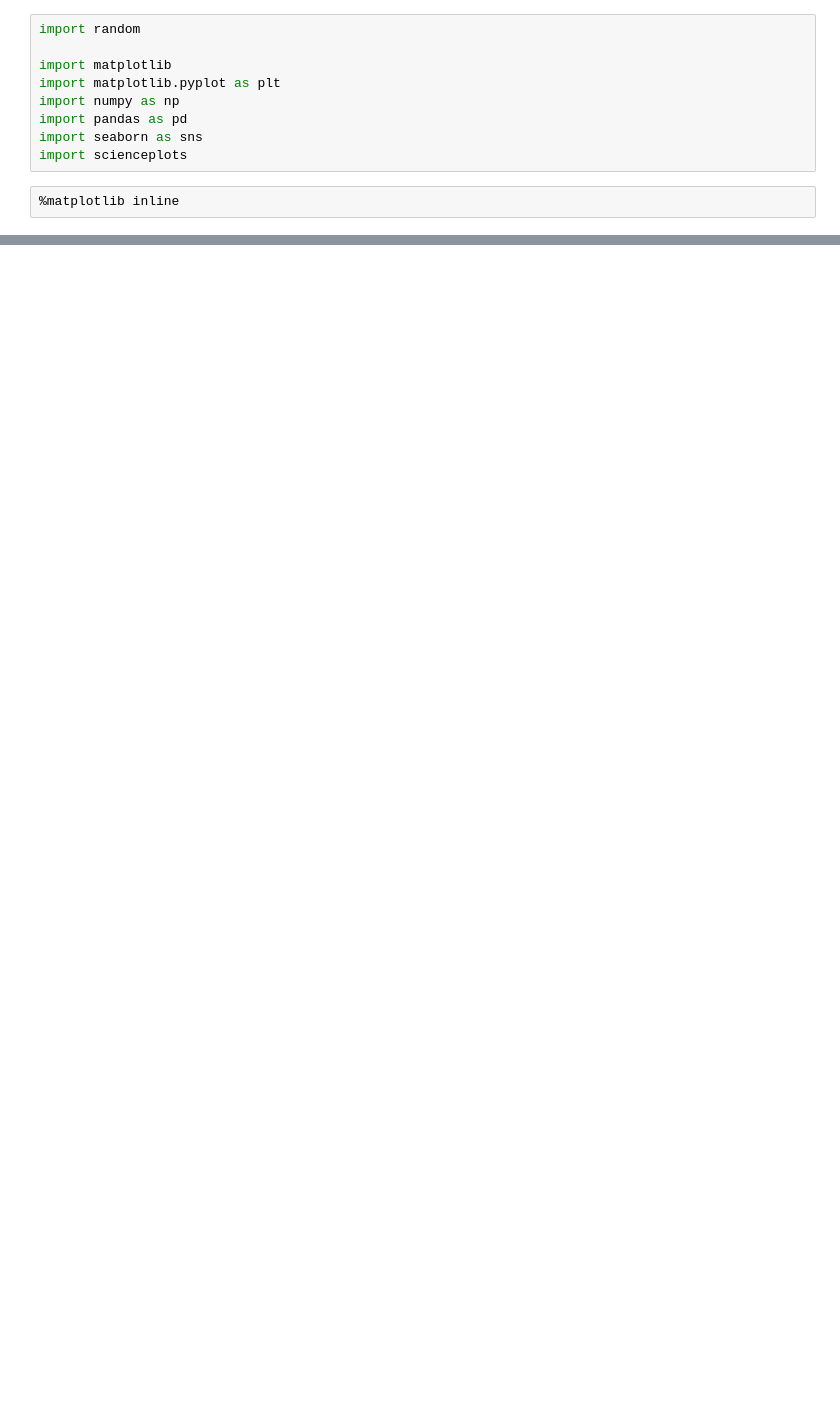
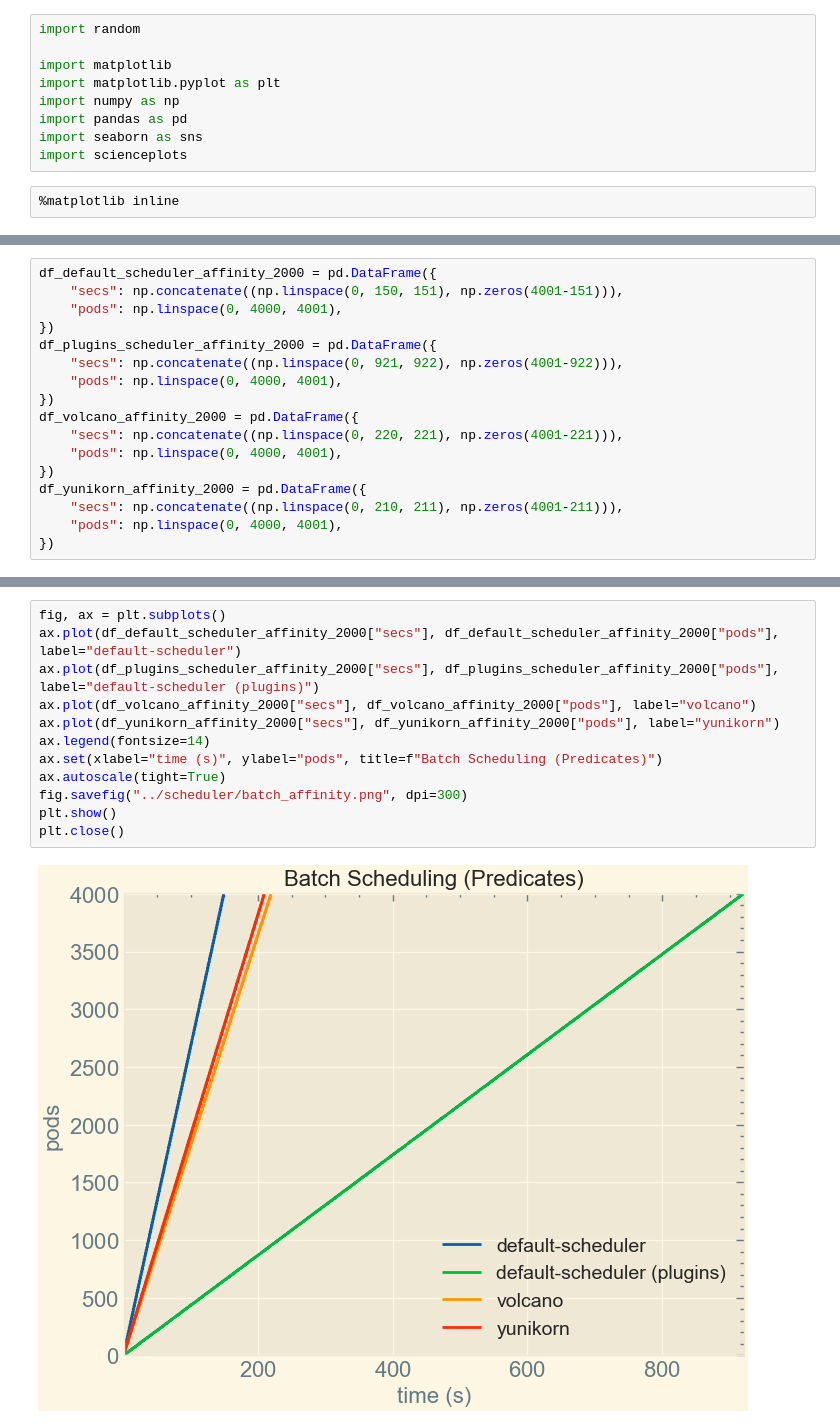
Before and after one commit to belo4ya/spark-on-kubernetes-recipes, a Jupyter notebook: university/charts/notebook.ipynb, the cells around one changed output, grey strips where cells are left out. Cells and saved outputs as stored; diff of their text form; blank space fills up the shorter version.

```diff
--- a/university/charts/notebook.ipynb
+++ b/university/charts/notebook.ipynb
@@ -28,0 +234,17 @@ with plt.style.context(["Solarize_Light2", "science", "no-latex", "notebook"]):
+# %%
+df_default_scheduler_affinity_2000 = pd.DataFrame({
+    "secs": np.concatenate((np.linspace(0, 150, 151), np.zeros(4001-151))),
+    "pods": np.linspace(0, 4000, 4001),
+})
+df_plugins_scheduler_affinity_2000 = pd.DataFrame({
+    "secs": np.concatenate((np.linspace(0, 921, 922), np.zeros(4001-922))),
+    "pods": np.linspace(0, 4000, 4001),
+})
+df_volcano_affinity_2000 = pd.DataFrame({
+    "secs": np.concatenate((np.linspace(0, 220, 221), np.zeros(4001-221))),
+    "pods": np.linspace(0, 4000, 4001),
+})
+df_yunikorn_affinity_2000 = pd.DataFrame({
+    "secs": np.concatenate((np.linspace(0, 210, 211), np.zeros(4001-211))),
+    "pods": np.linspace(0, 4000, 4001),
+})
@@ -28,0 +268,14 @@ with plt.style.context(["Solarize_Light2", "science", "no-latex", "notebook"]):
+# %%
+fig, ax = plt.subplots()
+ax.plot(df_default_scheduler_affinity_2000["secs"], df_default_scheduler_affinity_2000["pods"], label="default-scheduler")
+ax.plot(df_plugins_scheduler_affinity_2000["secs"], df_plugins_scheduler_affinity_2000["pods"], label="default-scheduler (plugins)")
+ax.plot(df_volcano_affinity_2000["secs"], df_volcano_affinity_2000["pods"], label="volcano")
+ax.plot(df_yunikorn_affinity_2000["secs"], df_yunikorn_affinity_2000["pods"], label="yunikorn")
+ax.legend(fontsize=14)
+ax.set(xlabel="time (s)", ylabel="pods", title=f"Batch Scheduling (Predicates)")
+ax.autoscale(tight=True)
+fig.savefig("../scheduler/batch_affinity.png", dpi=300)
+plt.show()
+plt.close()
+# %% [output]
+[figure, added]
```
Also changed, not shown: parts of 10 cells of this notebook, 15 other files.
